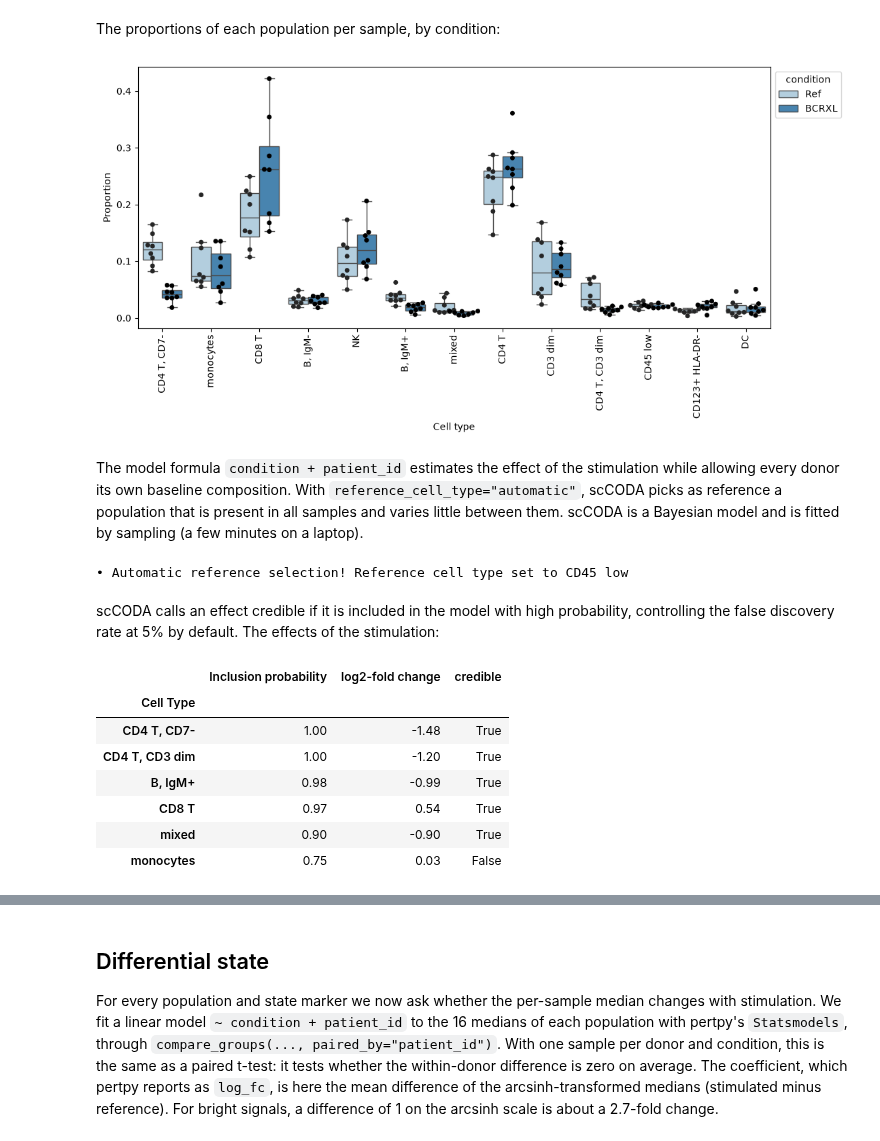
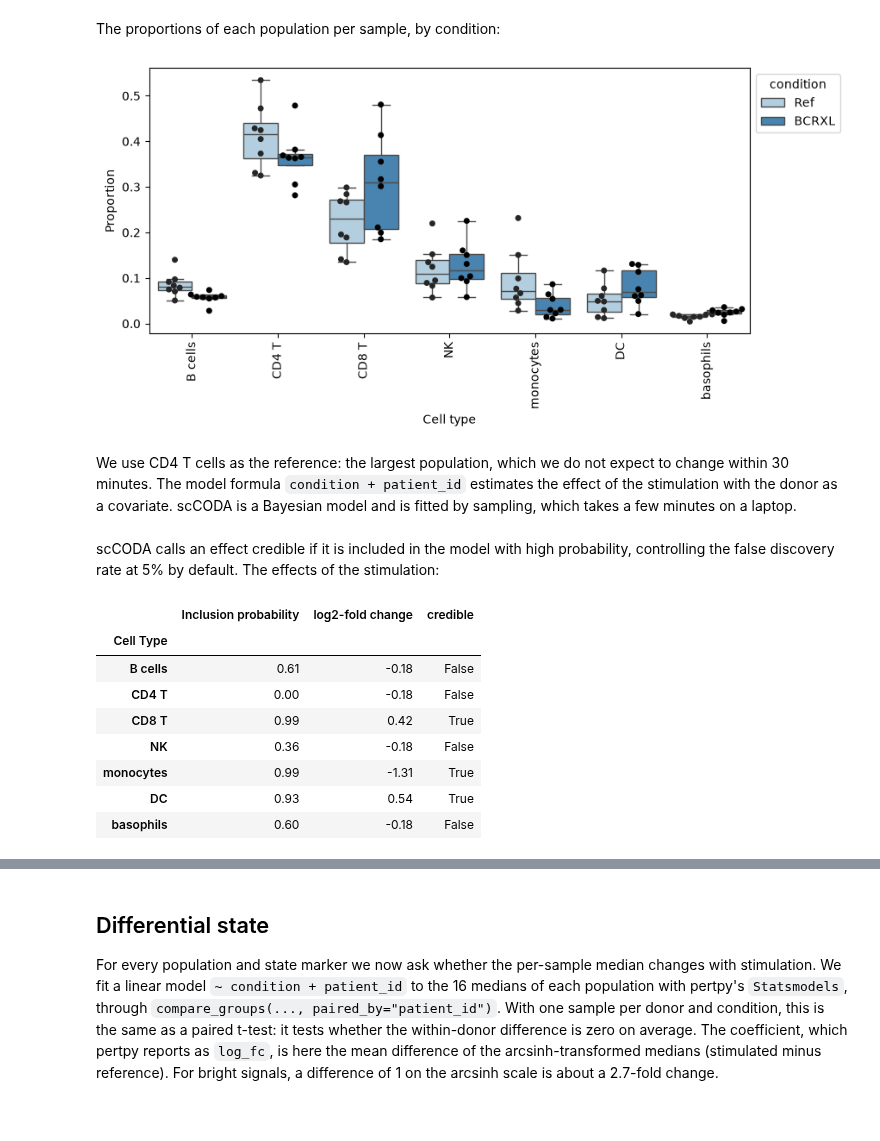
Before and after one commit to scverse/pytometry, a Jupyter notebook: docs/examples/04_statistics.ipynb, the cells around one changed output, grey strips where cells are left out. Cells and saved outputs as stored; diff of their text form; code cells hidden in the pictures.

```diff
--- a/docs/examples/04_statistics.ipynb
+++ b/docs/examples/04_statistics.ipynb
@@ -126,17 +123,5 @@ Most clusters are easy to name from these markers: B cells are CD20+ (and split
-# %%
-names = {
-    "cluster_0": "CD4 T, CD7-",
-    "cluster_1": "monocytes",
-    "cluster_2": "CD8 T",
-    "cluster_3": "B, IgM-",
-    "cluster_4": "NK",
-    "cluster_5": "B, IgM+",
-    "cluster_6": "mixed",
-    "cluster_7": "CD4 T",
-    "cluster_8": "CD3 dim",
-    "cluster_9": "CD4 T, CD3 dim",
-    "cluster_10": "CD45 low",
-    "cluster_11": "CD123+ HLA-DR-",
-    "cluster_12": "DC",
-}
-adata.obs["population"] = adata.obs["cluster"].map(names).astype("category")
+# %%
+cluster_medians = sc.get.aggregate(adata[:, type_markers], by="cluster", func="median").to_df(layer="median")
+fig, ax = plt.subplots(figsize=(7, 7))
+sns.heatmap(cluster_medians, annot=True, fmt=".1f", cmap="viridis", cbar=False, ax=ax)
+ax.set(xlabel="", ylabel="");
@@ -142,0 +134,16 @@ adata.obs["population"] = adata.obs["cluster"].map(names).astype("category")
+# %%
+rules = {
+    "B cells": "CD20 > 2 and CD3 < 1.5 and CD4 < 1.5 and CD7 < 1",
+    "CD4 T": "CD3 > 2 and CD4 > 2 and CD20 < 1 and CD14 < 1 and CD33 < 1 and CD123 < 1",
+    "CD8 T": "CD3 > 2 and CD4 < 1 and CD20 < 1 and CD14 < 1 and CD33 < 1 and CD123 < 1",
+    "NK": "CD7 > 2 and CD3 < 1.5 and CD4 < 1 and CD20 < 1 and CD14 < 1 and CD123 < 1",
+    "monocytes": "`HLA-DR` > 2 and (CD14 > 1 or CD33 > 1) and CD3 < 2 and CD20 < 1 and CD7 < 1",
+    "DC": "`HLA-DR` > 2 and CD14 < 1 and CD33 < 1 and CD3 < 2 and CD20 < 1 and CD7 < 1",
+    "basophils": "CD123 > 2 and `HLA-DR` < 2 and CD3 < 2 and CD20 < 1 and CD7 < 1",
+}
+matches = pd.DataFrame({name: cluster_medians.eval(f"CD45 > 3 and ({rule})") for name, rule in rules.items()})
+assert matches.sum(axis=1).max() <= 1, "a cluster matches more than one rule"
+assert matches.any(axis=0).all(), "a population was not found"
+names = matches.idxmax(axis=1).where(matches.any(axis=1), "unassigned")
+adata.obs["population"] = pd.Categorical(adata.obs["cluster"].map(names), categories=[*rules, "unassigned"])
+adata.obs["population"].value_counts(normalize=True).round(3)
@@ -142,0 +163,4 @@ adata.obs["population"] = adata.obs["cluster"].map(names).astype("category")
+# %%
+adata = adata[adata.obs["population"] != "unassigned"].copy()
+adata.obs["population"] = adata.obs["population"].cat.remove_unused_categories()
+adata
@@ -229,30 +281,27 @@ MuData object with n_obs × n_vars = 172807 × 37
 # %% [markdown]
 The proportions of each population per sample, by condition:
 # %%
-sccoda.plot_boxplots(sccoda_data, feature_name="condition", add_dots=True, figsize=(12, 5));
+sccoda.plot_boxplots(sccoda_data, feature_name="condition", add_dots=True, figsize=(9, 4));
 # %% [output]
-[figure, old version]
+[figure, new version]
 # %% [markdown]
-The model formula `condition + patient_id` estimates the effect of the stimulation while allowing every donor its own baseline composition. With `reference_cell_type="automatic"`, scCODA picks as reference a population that is present in all samples and varies little between them. scCODA is a Bayesian model and is fitted by sampling (a few minutes on a laptop).
+We use CD4 T cells as the reference: the largest population, which we do not expect to change within 30 minutes. The model formula `condition + patient_id` estimates the effect of the stimulation with the donor as a covariate. scCODA is a Bayesian model and is fitted by sampling, which takes a few minutes on a laptop.
 # %%
-sccoda_data = sccoda.prepare(sccoda_data, formula="condition + patient_id", reference_cell_type="automatic")
+sccoda_data = sccoda.prepare(sccoda_data, formula="condition + patient_id", reference_cell_type="CD4 T")
 sccoda.run_nuts(sccoda_data, num_samples=5000, num_warmup=500, rng_key=1234)
-# %% [output]
-• Automatic reference selection! Reference cell type set to CD45 low
 # %% [markdown]
 scCODA calls an effect credible if it is included in the model with high probability, controlling the false discovery rate at 5% by default. The effects of the stimulation:
 # %%
 effects = sccoda.get_effect_df(sccoda_data).loc["condition[T.BCRXL]"]
 effects["credible"] = sccoda.credible_effects(sccoda_data).loc["condition[T.BCRXL]"]
-effects[["Inclusion probability", "log2-fold change", "credible"]].sort_values(
-    "Inclusion probability", ascending=False
-).round(2).head(6)
+effects[["Inclusion probability", "log2-fold change", "credible"]].round(2)
 # %% [output]
 |  | Inclusion probability | log2-fold change | credible |
 | Cell Type |  |  |  |
-| CD4 T, CD7- | 1.00 | -1.48 | True |
-| CD4 T, CD3 dim | 1.00 | -1.20 | True |
-| B, IgM+ | 0.98 | -0.99 | True |
-| CD8 T | 0.97 | 0.54 | True |
-| mixed | 0.90 | -0.90 | True |
-| monocytes | 0.75 | 0.03 | False |
+| B cells | 0.61 | -0.18 | False |
+| CD4 T | 0.00 | -0.18 | False |
+| CD8 T | 0.99 | 0.42 | True |
+| NK | 0.36 | -0.18 | False |
+| monocytes | 0.99 | -1.31 | True |
+| DC | 0.93 | 0.54 | True |
+| basophils | 0.60 | -0.18 | False |
```
Also changed, not shown: parts of 49 cells of this notebook, 1 other file.
